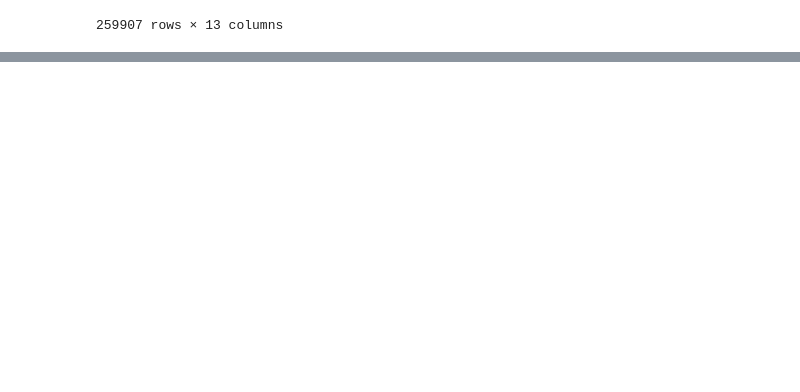
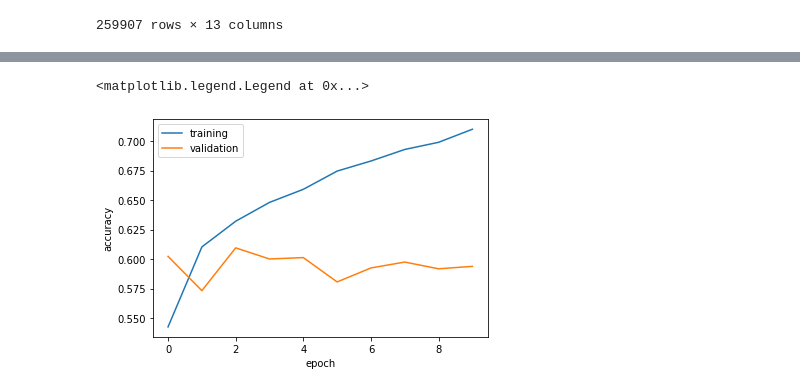
Before and after one commit to factoredai/sokrates, a Jupyter notebook: Basic NLP Exploration/Basic NLP Exploration.ipynb, the cells around one changed output, grey strips where cells are left out. Drawn from its saved outputs; the diff is of its cells as text; code cells hidden in the pictures; blank space fills up the shorter version.

```diff
--- a/Basic NLP Exploration/Basic NLP Exploration.ipynb
+++ b/Basic NLP Exploration/Basic NLP Exploration.ipynb
@@ -82,0 +128,9 @@ Epoch 6/10
+# %%
+plt.plot(model.history['accuracy'])
+plt.plot(model.history['val_accuracy'])
+plt.xlabel('epoch')
+plt.ylabel('accuracy')
+plt.legend(['training', 'validation'])
+# %% [output]
+<matplotlib.legend.Legend at 0x...>
+[figure, added]
```
Also changed, not shown: parts of 15 cells of this notebook, 3 other files.
